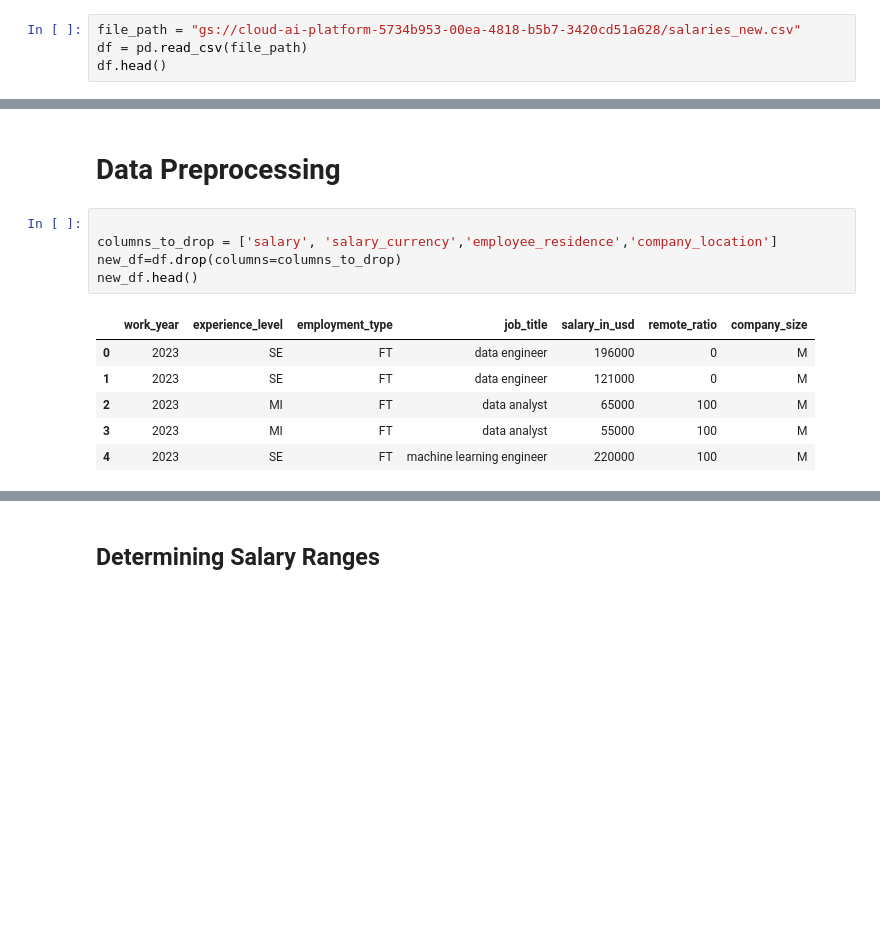
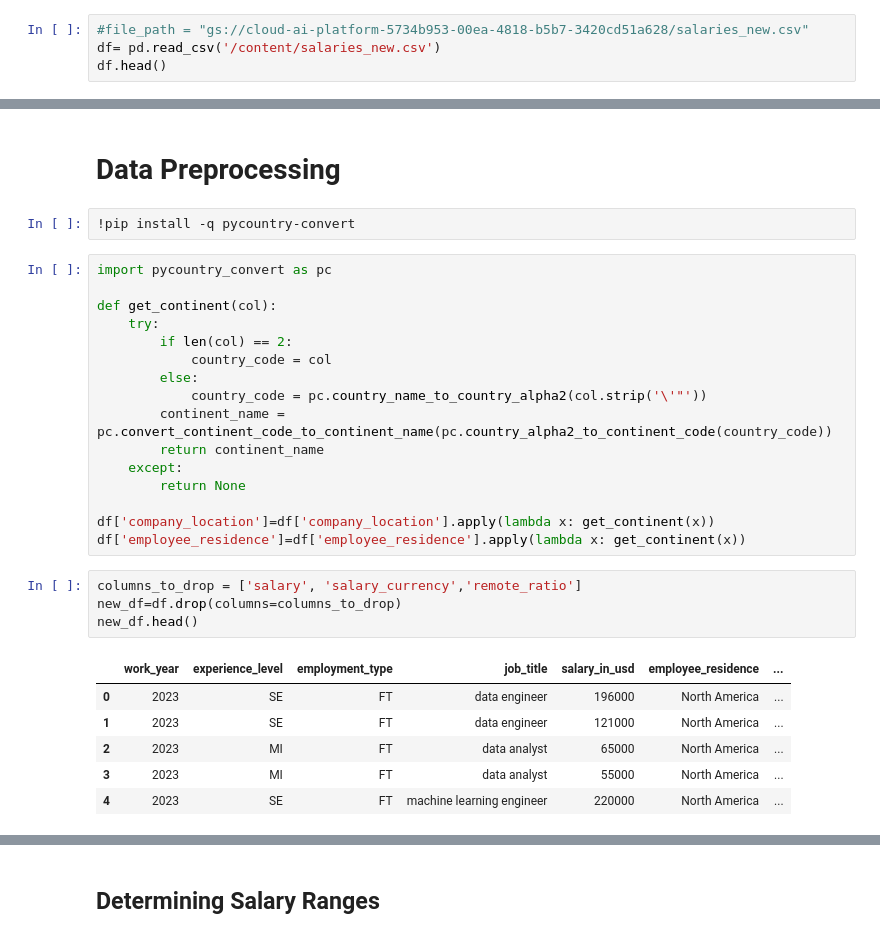
Before and after one commit to KevKibe/Data-Professions-Salary-Evaluation-and-Estimation-Project, a Jupyter notebook: salary_pred_model.ipynb, the cells around one changed output, grey strips where cells are left out. Cells and saved outputs as stored; diff of their text form; blank space fills up the shorter version.

```diff
--- a/salary_pred_model.ipynb
+++ b/salary_pred_model.ipynb
@@ -2,8 +2,8 @@
 import pandas as pd
 import numpy as np
 # %%
-file_path = "gs://cloud-ai-platform-5734b953-00ea-4818-b5b7-3420cd51a628/salaries_new.csv"
-df = pd.read_csv(file_path)
+#file_path = "gs://cloud-ai-platform-5734b953-00ea-4818-b5b7-3420cd51a628/salaries_new.csv"
+df= pd.read_csv('/content/salaries_new.csv')
 df.head()
 # %% [output]
 |  | work_year | experience_level | employment_type | job_title | salary | salary_currency | salary_in_usd | ... |
@@ -15,17 +36,34 @@ df.head()
 # %% [markdown]
 # Data Preprocessing
+# %%
+!pip install -q pycountry-convert
+# %%
+import pycountry_convert as pc
+
+def get_continent(col):
+    try:
+        if len(col) == 2:
+            country_code = col
+        else:
+            country_code = pc.country_name_to_country_alpha2(col.strip('\'"'))
+        continent_name = pc.convert_continent_code_to_continent_name(pc.country_alpha2_to_continent_code(country_code))
+        return continent_name
+    except:
+        return None
+
+df['company_location']=df['company_location'].apply(lambda x: get_continent(x))
+df['employee_residence']=df['employee_residence'].apply(lambda x: get_continent(x))
 # %%
-
-columns_to_drop = ['salary', 'salary_currency','employee_residence','company_location']
+columns_to_drop = ['salary', 'salary_currency','remote_ratio']
 new_df=df.drop(columns=columns_to_drop)
 new_df.head()
 # %% [output]
-|  | work_year | experience_level | employment_type | job_title | salary_in_usd | remote_ratio | company_size |
-| 0 | 2023 | SE | FT | data engineer | 196000 | 0 | M |
-| 1 | 2023 | SE | FT | data engineer | 121000 | 0 | M |
-| 2 | 2023 | MI | FT | data analyst | 65000 | 100 | M |
-| 3 | 2023 | MI | FT | data analyst | 55000 | 100 | M |
-| 4 | 2023 | SE | FT | machine learning engineer | 220000 | 100 | M |
+|  | work_year | experience_level | employment_type | job_title | salary_in_usd | employee_residence | ... |
+| 0 | 2023 | SE | FT | data engineer | 196000 | North America | ... |
+| 1 | 2023 | SE | FT | data engineer | 121000 | North America | ... |
+| 2 | 2023 | MI | FT | data analyst | 65000 | North America | ... |
+| 3 | 2023 | MI | FT | data analyst | 55000 | North America | ... |
+| 4 | 2023 | SE | FT | machine learning engineer | 220000 | North America | ... |
 # %%
 def remove_outliers(df, column_name, threshold=1.5):
     Q1 = new_df[column_name].quantile(0.25)
```
Also changed, not shown: parts of 22 cells of this notebook.
